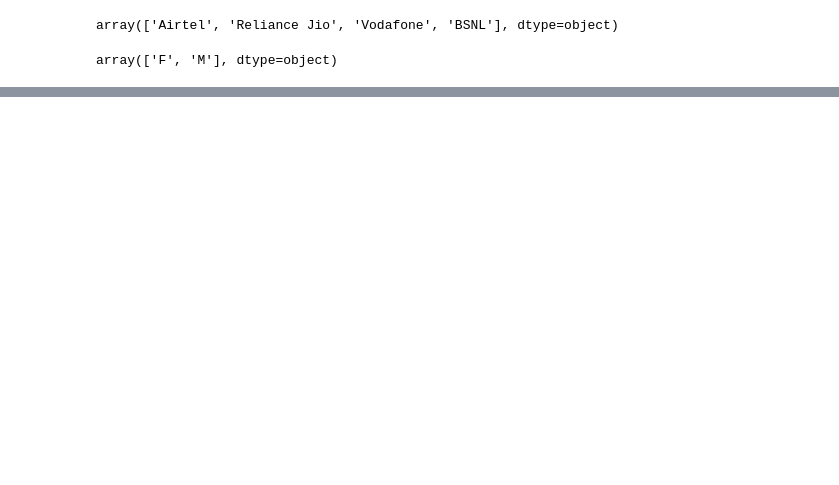
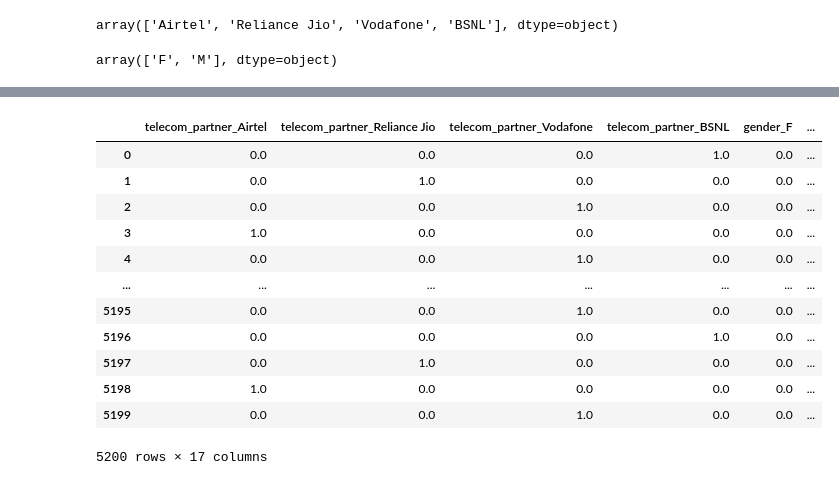
Before and after one commit to Nishchaypat/Fun-DS, a Jupyter notebook: HW2_template.ipynb, the cells around one changed output, grey strips where cells are left out. Saved outputs shown, nothing was run; the diff lists cells and outputs as text; code cells hidden in the pictures; blank space fills up the shorter version.

```diff
--- a/HW2_template.ipynb
+++ b/HW2_template.ipynb
@@ -118,0 +129,3 @@ array(['F', 'M'], dtype=object)
+# %%
+X_train_scaled_columns = X_train_scaled.columns
+X_train_scaled_columns
@@ -118,0 +134,2 @@ array(['F', 'M'], dtype=object)
+# %%
+scaler.fit(X_train_scaled)
@@ -118,0 +143,4 @@ array(['F', 'M'], dtype=object)
+# %%
+X_train_scaled = scaler.transform(X_train_scaled)
+X_train_scaled = pd.DataFrame(X_train_scaled, columns=X_train_scaled_columns)
+X_train_scaled
@@ -118,0 +197,18 @@ array(['F', 'M'], dtype=object)
+# %%
+X_train_final = pd.concat([X_train_ohe, X_train_scaled], axis=1)
+# %%
+X_train_final
+# %% [output]
+|  | telecom_partner_Airtel | telecom_partner_Reliance Jio | telecom_partner_Vodafone | telecom_partner_BSNL | gender_F | ... |
+| 0 | 0.0 | 0.0 | 0.0 | 1.0 | 0.0 | ... |
+| 1 | 0.0 | 1.0 | 0.0 | 0.0 | 0.0 | ... |
+| 2 | 0.0 | 0.0 | 1.0 | 0.0 | 0.0 | ... |
+| 3 | 1.0 | 0.0 | 0.0 | 0.0 | 0.0 | ... |
+| 4 | 0.0 | 0.0 | 1.0 | 0.0 | 0.0 | ... |
+| ... | ... | ... | ... | ... | ... | ... |
+| 5195 | 0.0 | 0.0 | 1.0 | 0.0 | 0.0 | ... |
+| 5196 | 0.0 | 0.0 | 0.0 | 1.0 | 0.0 | ... |
+| 5197 | 0.0 | 1.0 | 0.0 | 0.0 | 0.0 | ... |
+| 5198 | 1.0 | 0.0 | 0.0 | 0.0 | 0.0 | ... |
+| 5199 | 0.0 | 0.0 | 1.0 | 0.0 | 0.0 | ... |
+5200 rows × 17 columns
```
Also changed, not shown: parts of 31 cells of this notebook.
